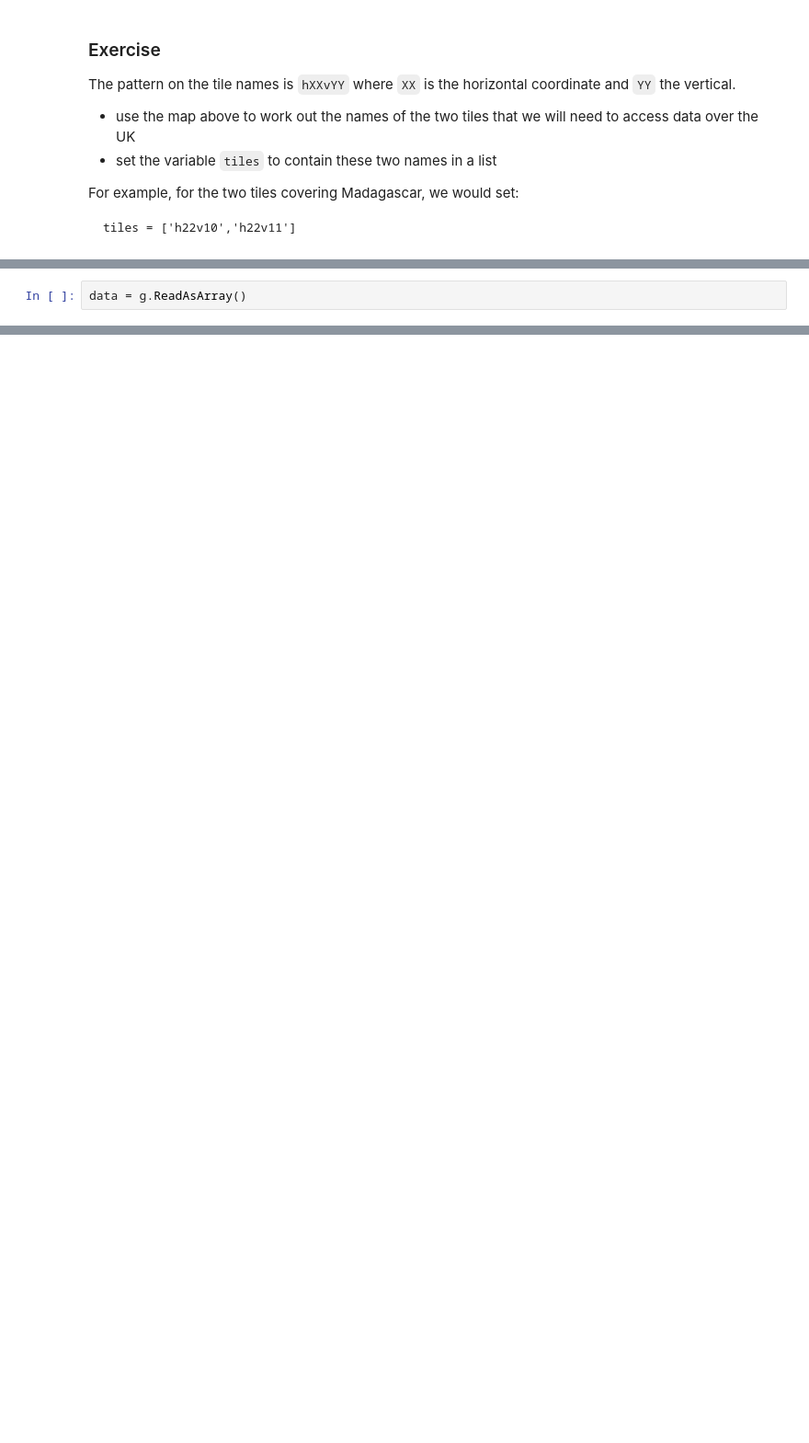
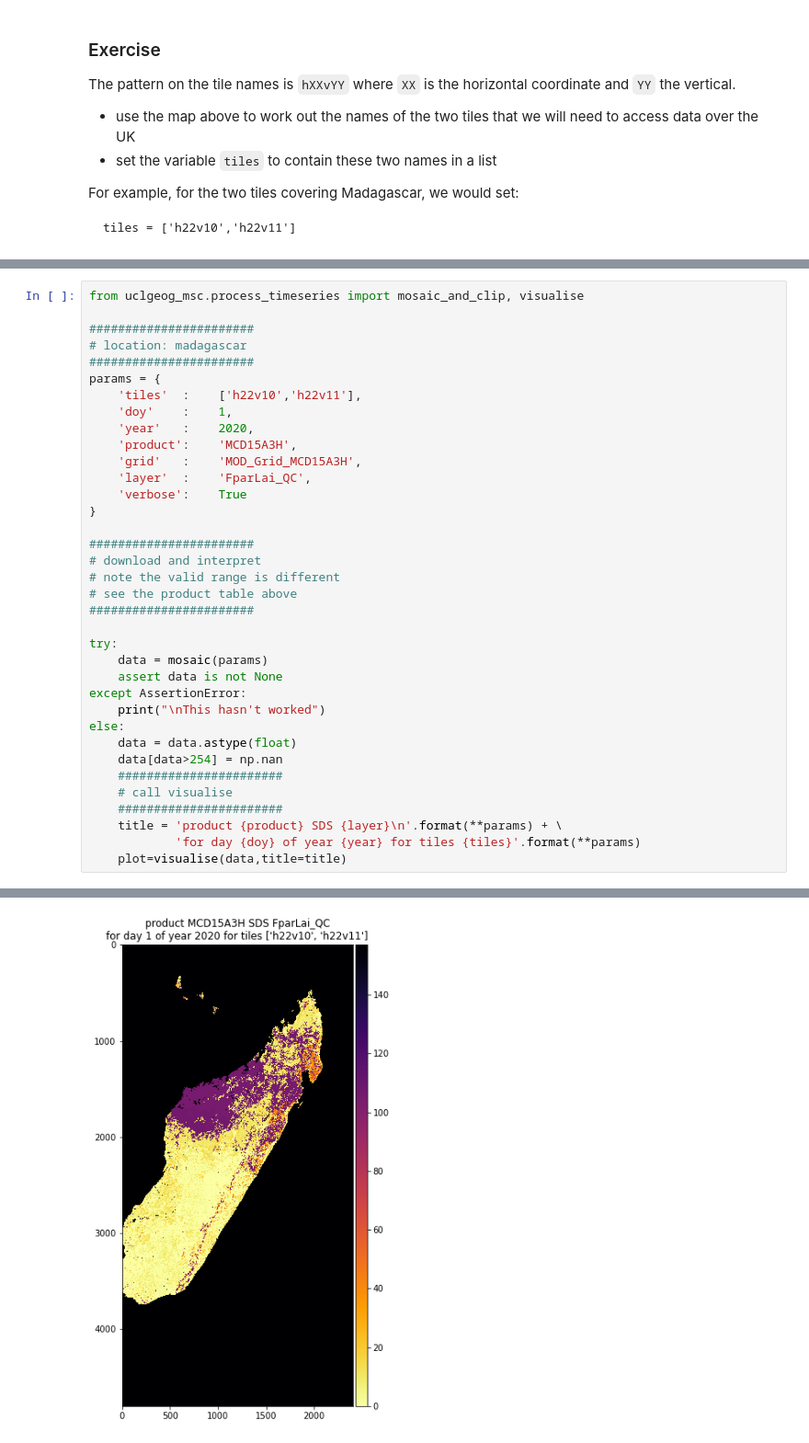
Before and after one commit to UCL-EO/uclgeog_msc_core, a Jupyter notebook: NASA MODIS Earthdata.ipynb, the cells around one changed output, grey strips where cells are left out. Shown at 92% size. Drawn from its saved outputs; the diff is of its cells as text; blank space fills up the shorter version.

```diff
--- a/NASA MODIS Earthdata.ipynb
+++ b/NASA MODIS Earthdata.ipynb
@@ -256,2 +115,0 @@ print(g)
-# %%
-data = g.ReadAsArray()
@@ -344,0 +530,37 @@ tiles
+# %%
+from uclgeog_msc.process_timeseries import mosaic_and_clip, visualise
+
+#######################
+# location: madagascar
+#######################
+params = {
+    'tiles'  :    ['h22v10','h22v11'],
+    'doy'    :    1,
+    'year'   :    2020,
+    'product':    'MCD15A3H',
+    'grid'   :    'MOD_Grid_MCD15A3H',
+    'layer'  :    'FparLai_QC',
+    'verbose':    True
+}
+
+#######################
+# download and interpret
+# note the valid range is different
+# see the product table above
+#######################
+
+try:
+    data = mosaic(params)
+    assert data is not None
+except AssertionError:
+    print("\nThis hasn't worked")
+else:
+    data = data.astype(float)
+    data[data>254] = np.nan
+    #######################
+    # call visualise
+    #######################
+    title = 'product {product} SDS {layer}\n'.format(**params) + \
+            'for day {doy} of year {year} for tiles {tiles}'.format(**params)
+    plot=visualise(data,title=title)
+# %% [output]
@@ -344,0 +579 @@ tiles
+[figure, added]
```
Also changed, not shown: parts of 55 cells of this notebook, 5 other files.
